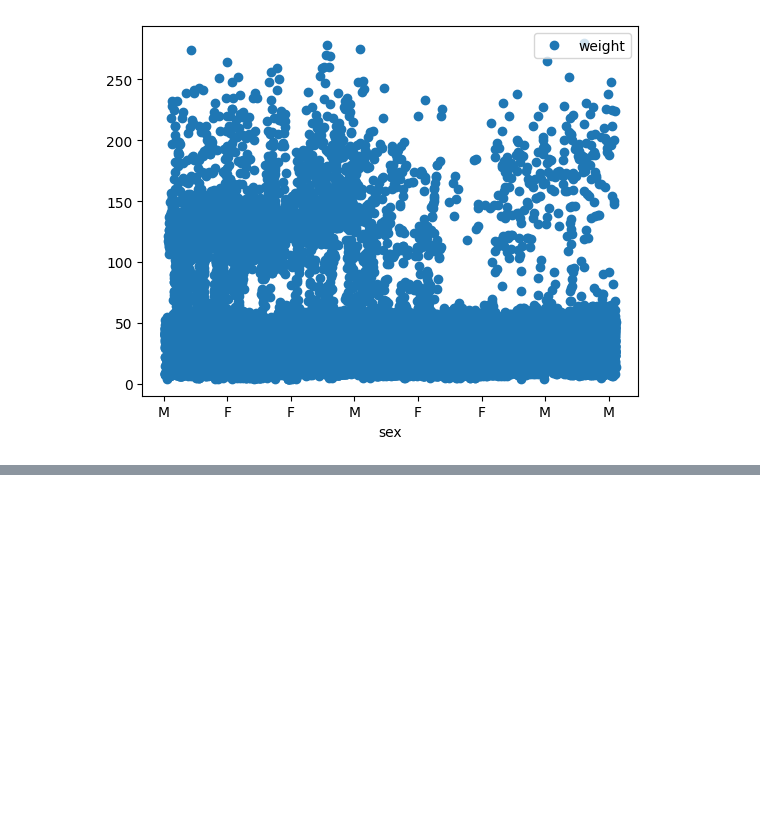
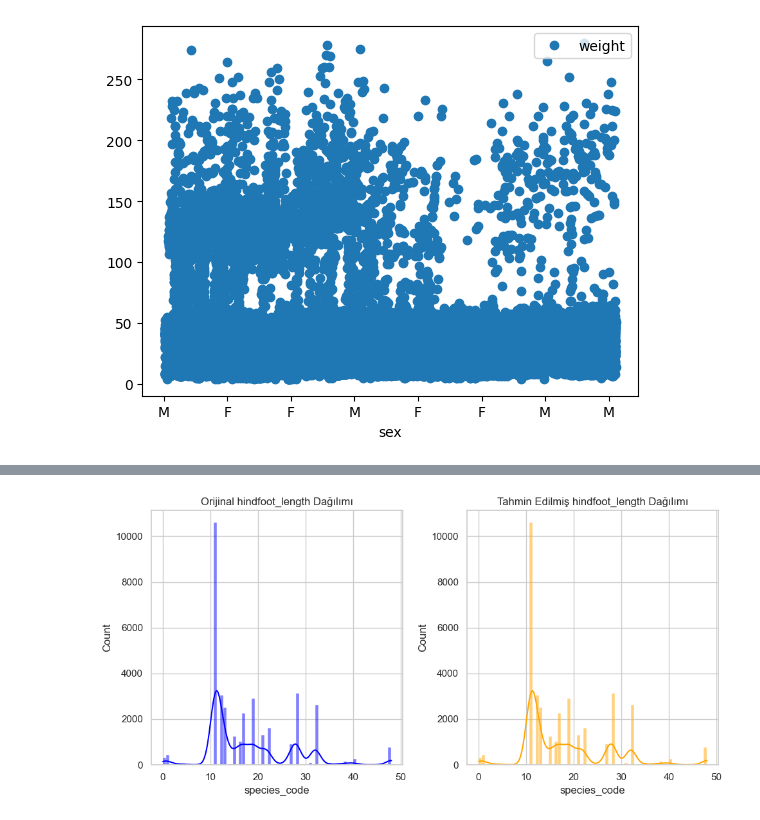
Before and after one commit to bulutirm/surveys-datacleaning-project, a Jupyter notebook: surveys_datacleasing.ipynb, the cells around one changed output, grey strips where cells are left out. Saved outputs shown, nothing was run; the diff lists cells and outputs as text; code cells hidden in the pictures; blank space fills up the shorter version.

```diff
--- a/surveys_datacleasing.ipynb
+++ b/surveys_datacleasing.ipynb
@@ -83,0 +341,23 @@ df[df.isnull().any(axis = 1)]
+# %%
+# Tahmin edilmiş veri seti ile orijinal veri setini birleştirme
+predicted_df = configured_df.copy()  # Tahmin edilmiş veri setini kopyalama
+predicted_df[['hindfoot_length', 'sex_code', 'species_code', 'weight']] = imputed_values  # Tahmin edilen değerleri yerleştirme
+
+# Görselleştirme
+sns.set(style="whitegrid")  # Stil ayarı
+
+# Orjinal hindfoot_length dağılımı
+plt.figure(figsize=(10, 5))
+plt.subplot(1, 2, 1)
+sns.histplot(data=configured_df, x='species_code', kde=True, color='blue')
+plt.title('Orijinal hindfoot_length Dağılımı')
+
+# Tahmin edilmiş hindfoot_length dağılımı
+plt.subplot(1, 2, 2)
+sns.histplot(data=predicted_df, x='species_code', kde=True, color='orange')
+plt.title('Tahmin Edilmiş hindfoot_length Dağılımı')
+
+plt.tight_layout()
+plt.show()
+# %% [output]
+[figure, added]
```
Also changed, not shown: parts of 36 cells of this notebook.
